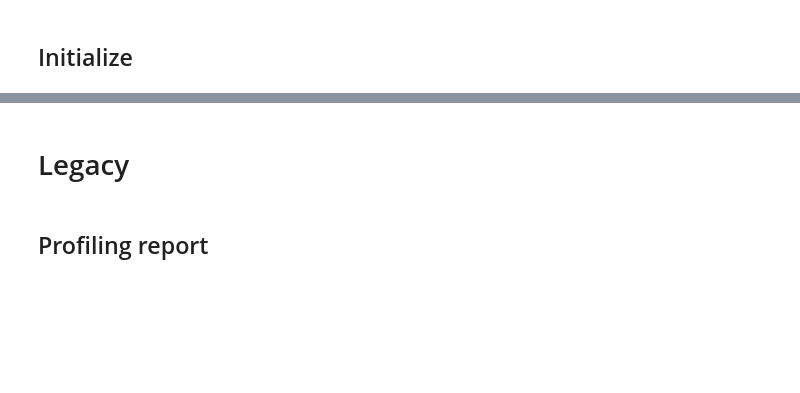
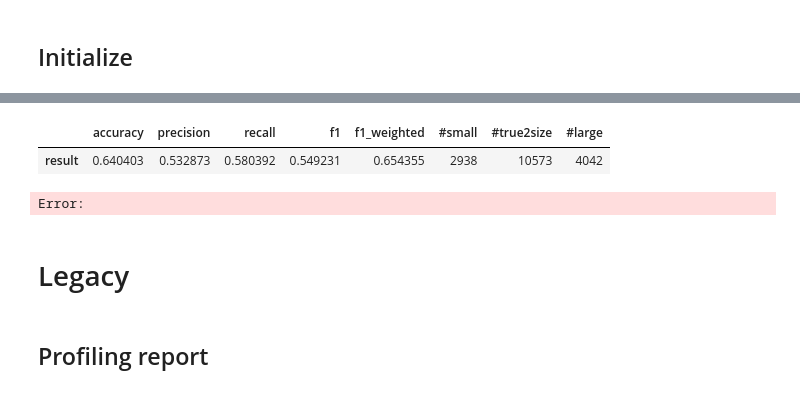
Before and after one commit to Dune-Z/Machine-Learning-Project, a Jupyter notebook: src/main.ipynb, the cells around one changed output, grey strips where cells are left out. Saved outputs shown, nothing was run; the diff lists cells and outputs as text; code cells hidden in the pictures; blank space fills up the shorter version.

```diff
--- a/src/main.ipynb
+++ b/src/main.ipynb
@@ -239,0 +108,8 @@ Length: 4090, dtype: int64
+# %%
+def partial_fit(partition: np.ndarray):
+        new_model = deepcopy(clf)
+        new_model.fit(X_train[partition], y_train[partition])
+        return new_model
+
+# Collect and save the models
+models = [partial_fit(part) for part in random_split(y_train)]
@@ -239,0 +134,12 @@ Length: 4090, dtype: int64
+# %%
+def aggregate(models, X_test):
+    y_preds = [model.predict(X_test) for model in models]
+    y_preds = list(map(list, zip(*y_preds)))  # list transpose
+    y_pred = np.array([max(set(votes), key=votes.count) for votes in y_preds])
+    return y_pred
+
+
+evaluate_model(y_test, aggregate(models, X_test))
+# %% [output]
+|  | accuracy | precision | recall | f1 | f1_weighted | #small | #true2size | #large |
+| result | 0.640403 | 0.532873 | 0.580392 | 0.549231 | 0.654355 | 2938 | 10573 | 4042 |
@@ -240,3 +159,7 @@ Length: 4090, dtype: int64
+# %%
+torch.save(our_models, 'models_1.pt')
+# %% [output]
+Error:
 # %% [markdown]
 # Legacy
 # %% [markdown]
```
Also changed, not shown: parts of 7 cells of this notebook, 8 other files.
